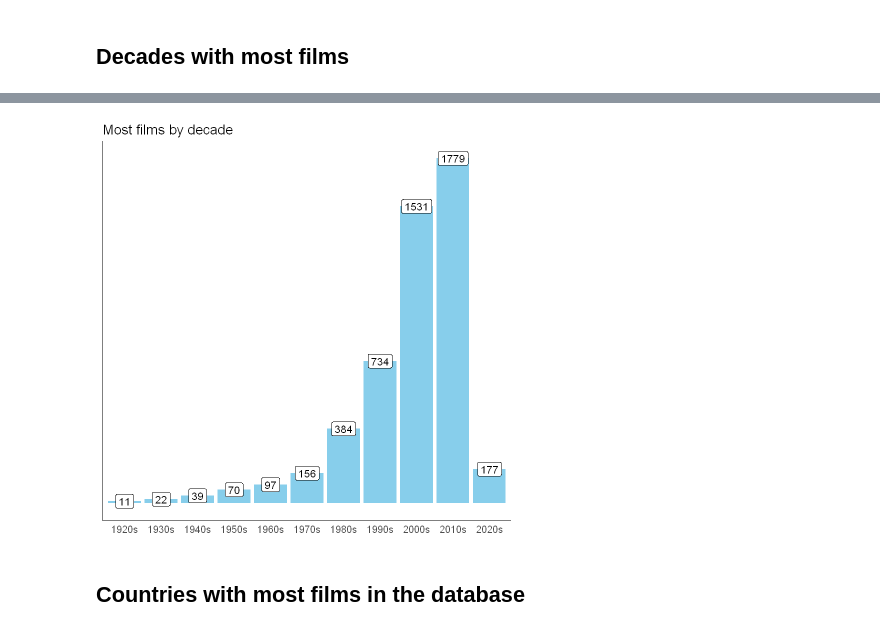
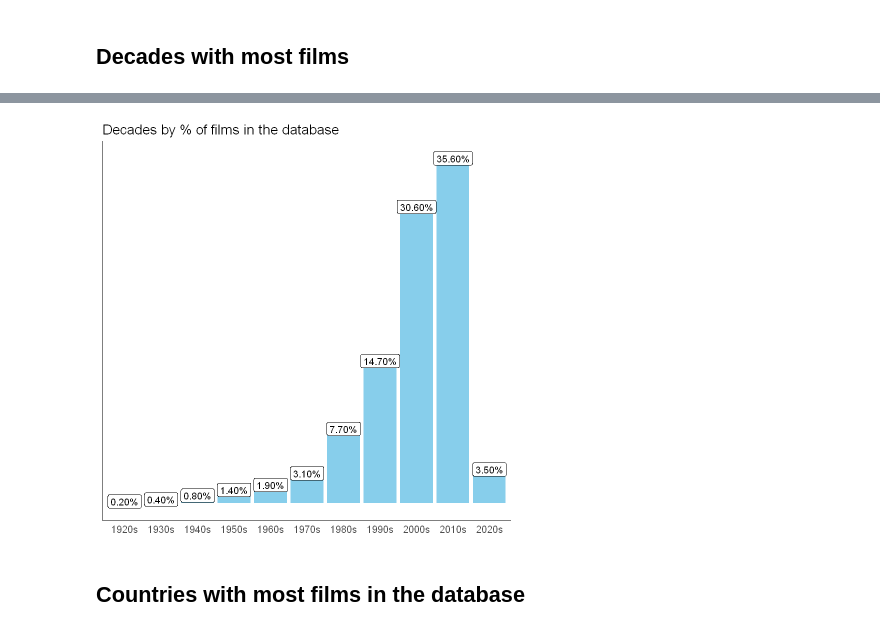
Before and after one commit to JacopoMalatesta/imdb_most_popular_films, a Jupyter notebook: scripts/04 - Querying and visualizing the results with SQL and R.ipynb, the cells around one changed output, grey strips where cells are left out. Saved outputs shown, nothing was run; the diff lists cells and outputs as text; code cells hidden in the pictures.

```diff
--- a/scripts/04 - Querying and visualizing the results with SQL and R.ipynb
+++ b/scripts/04 - Querying and visualizing the results with SQL and R.ipynb
@@ -99,37 +85,39 @@ Let's create a new variable called 'decade' with a case when statement and let's
-# %%
-query <- "SELECT CASE WHEN EXTRACT(YEAR FROM release_date :: DATE) >= 2020 THEN '2020s'
-                      WHEN EXTRACT(YEAR FROM release_date :: DATE) >= 2010 AND EXTRACT(YEAR FROM release_date :: DATE) < 2020 THEN '2010s'
-                      WHEN EXTRACT(YEAR FROM release_date :: DATE) >= 2000 AND EXTRACT(YEAR FROM release_date :: DATE) < 2010 THEN '2000s'
-                      WHEN EXTRACT(YEAR FROM release_date :: DATE) >= 1990 AND EXTRACT(YEAR FROM release_date :: DATE) < 2000 THEN '1990s'
-                      WHEN EXTRACT(YEAR FROM release_date :: DATE) >= 1980 AND EXTRACT(YEAR FROM release_date :: DATE) < 1990 THEN '1980s'
-                      WHEN EXTRACT(YEAR FROM release_date :: DATE) >= 1970 AND EXTRACT(YEAR FROM release_date :: DATE) < 1980 THEN '1970s'
-                      WHEN EXTRACT(YEAR FROM release_date :: DATE) >= 1960 AND EXTRACT(YEAR FROM release_date :: DATE) < 1970 THEN '1960s'
-                      WHEN EXTRACT(YEAR FROM release_date :: DATE) >= 1950 AND EXTRACT(YEAR FROM release_date :: DATE) < 1960 THEN '1950s'
-                      WHEN EXTRACT(YEAR FROM release_date :: DATE) >= 1940 AND EXTRACT(YEAR FROM release_date :: DATE) < 1950 THEN '1940s'
-                      WHEN EXTRACT(YEAR FROM release_date :: DATE) >= 1930 AND EXTRACT(YEAR FROM release_date :: DATE) < 1940 THEN '1930s'
-                      WHEN EXTRACT(YEAR FROM release_date :: DATE) >= 1920 AND EXTRACT(YEAR FROM release_date :: DATE) < 1930 THEN '1920s'
-                      ELSE '1910s or earlier' END AS Decade,
-                COUNT(*)
-          FROM films
-          GROUP BY 1
-          ORDER BY 2 DESC
-"
-
-dbGetQuery(conn = con, statement = query)  %>%
-ggplot(aes(x = decade, y = as.numeric(count))) +
-geom_col(fill = "sky blue") +
-geom_label(aes(label = as.numeric(count)), size = 4.5) +
-theme_classic() +
-ggtitle("Most films by decade") +
-theme(title = element_text(size = 14),
-      axis.text.x = element_text(size = 12),
-      axis.title.x = element_blank(),
-      axis.title.y = element_blank(),
-      axis.ticks.x = element_blank(),
-      axis.ticks.y = element_blank(),
-      axis.text.y = element_blank())
-# %% [output]
-[figure, removed]
+# %%
+query <- "SELECT CASE WHEN EXTRACT(YEAR FROM release_date :: DATE) >= 2020 THEN '2020s'
+                      WHEN EXTRACT(YEAR FROM release_date :: DATE) >= 2010 AND EXTRACT(YEAR FROM release_date :: DATE) < 2020 THEN '2010s'
+                      WHEN EXTRACT(YEAR FROM release_date :: DATE) >= 2000 AND EXTRACT(YEAR FROM release_date :: DATE) < 2010 THEN '2000s'
+                      WHEN EXTRACT(YEAR FROM release_date :: DATE) >= 1990 AND EXTRACT(YEAR FROM release_date :: DATE) < 2000 THEN '1990s'
+                      WHEN EXTRACT(YEAR FROM release_date :: DATE) >= 1980 AND EXTRACT(YEAR FROM release_date :: DATE) < 1990 THEN '1980s'
+                      WHEN EXTRACT(YEAR FROM release_date :: DATE) >= 1970 AND EXTRACT(YEAR FROM release_date :: DATE) < 1980 THEN '1970s'
+                      WHEN EXTRACT(YEAR FROM release_date :: DATE) >= 1960 AND EXTRACT(YEAR FROM release_date :: DATE) < 1970 THEN '1960s'
+                      WHEN EXTRACT(YEAR FROM release_date :: DATE) >= 1950 AND EXTRACT(YEAR FROM release_date :: DATE) < 1960 THEN '1950s'
+                      WHEN EXTRACT(YEAR FROM release_date :: DATE) >= 1940 AND EXTRACT(YEAR FROM release_date :: DATE) < 1950 THEN '1940s'
+                      WHEN EXTRACT(YEAR FROM release_date :: DATE) >= 1930 AND EXTRACT(YEAR FROM release_date :: DATE) < 1940 THEN '1930s'
+                      WHEN EXTRACT(YEAR FROM release_date :: DATE) >= 1920 AND EXTRACT(YEAR FROM release_date :: DATE) < 1930 THEN '1920s'
+                      ELSE '1910s or earlier' END AS Decade,
+                  COUNT(*),
+                  ROUND(COUNT(*) :: NUMERIC / (SELECT COUNT(*) FROM films), 3) percentage
+          FROM films
+          GROUP BY 1
+          ORDER BY 2 DESC
+"
+
+dbGetQuery(conn = con, statement = query)  %>%
+mutate(label = scales::percent(percentage)) %>%
+ggplot(aes(x = decade, y = percentage, label = label)) +
+geom_col(fill = "skyblue") +
+geom_label(size = 4) +
+theme_classic() +
+ggtitle("Decades by % of films in the database") +
+theme(title = element_text(size = 14),
+      axis.title.y = element_blank(),
+      axis.text.y = element_blank(),
+      axis.ticks.y = element_blank(),
+      axis.title.x = element_blank(),
+      axis.ticks.x = element_blank(),
+      axis.text.x = element_text(size = 12))
+# %% [output]
+[figure, added]
 # %% [markdown]
 ## Countries with most films in the database
 # %%
```
Also changed, not shown: parts of 8 cells of this notebook.
